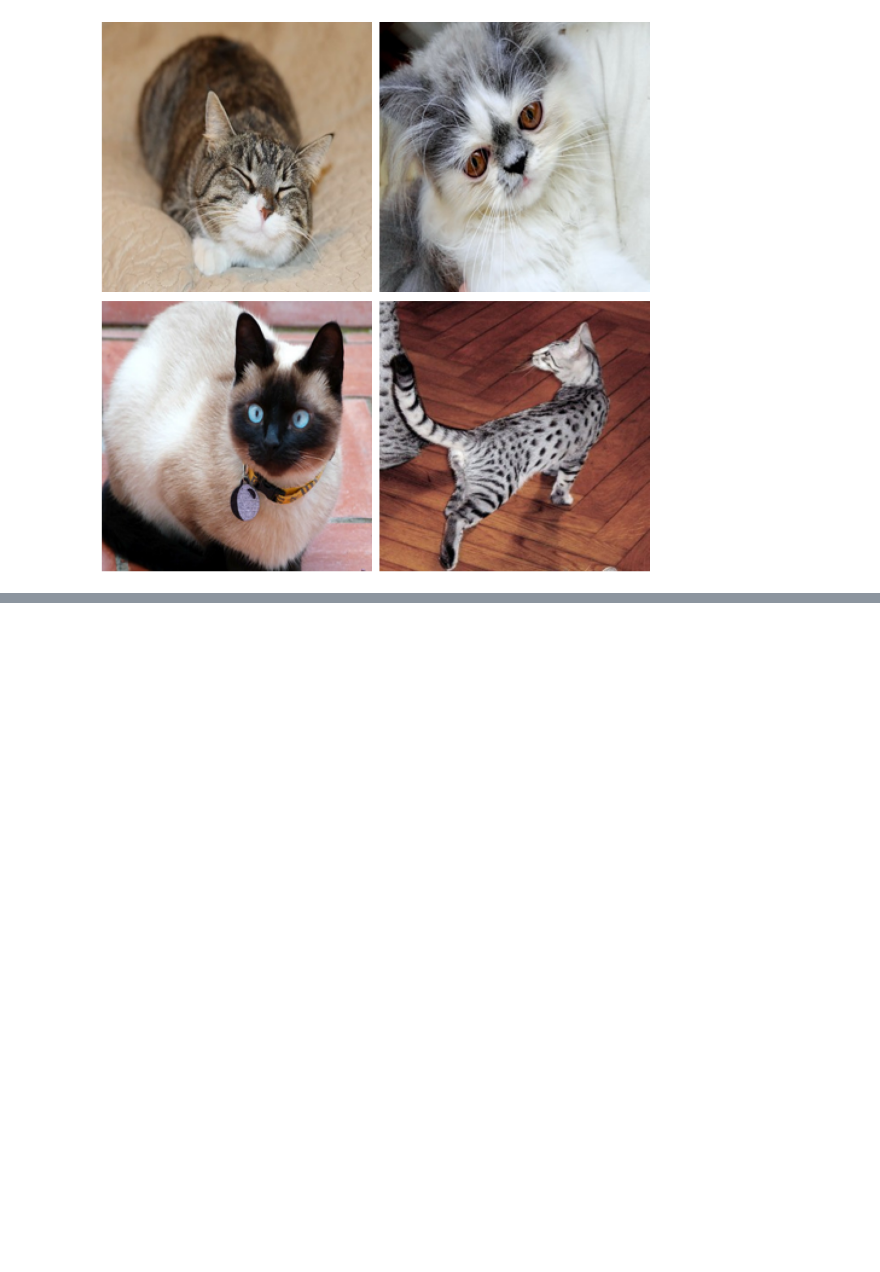
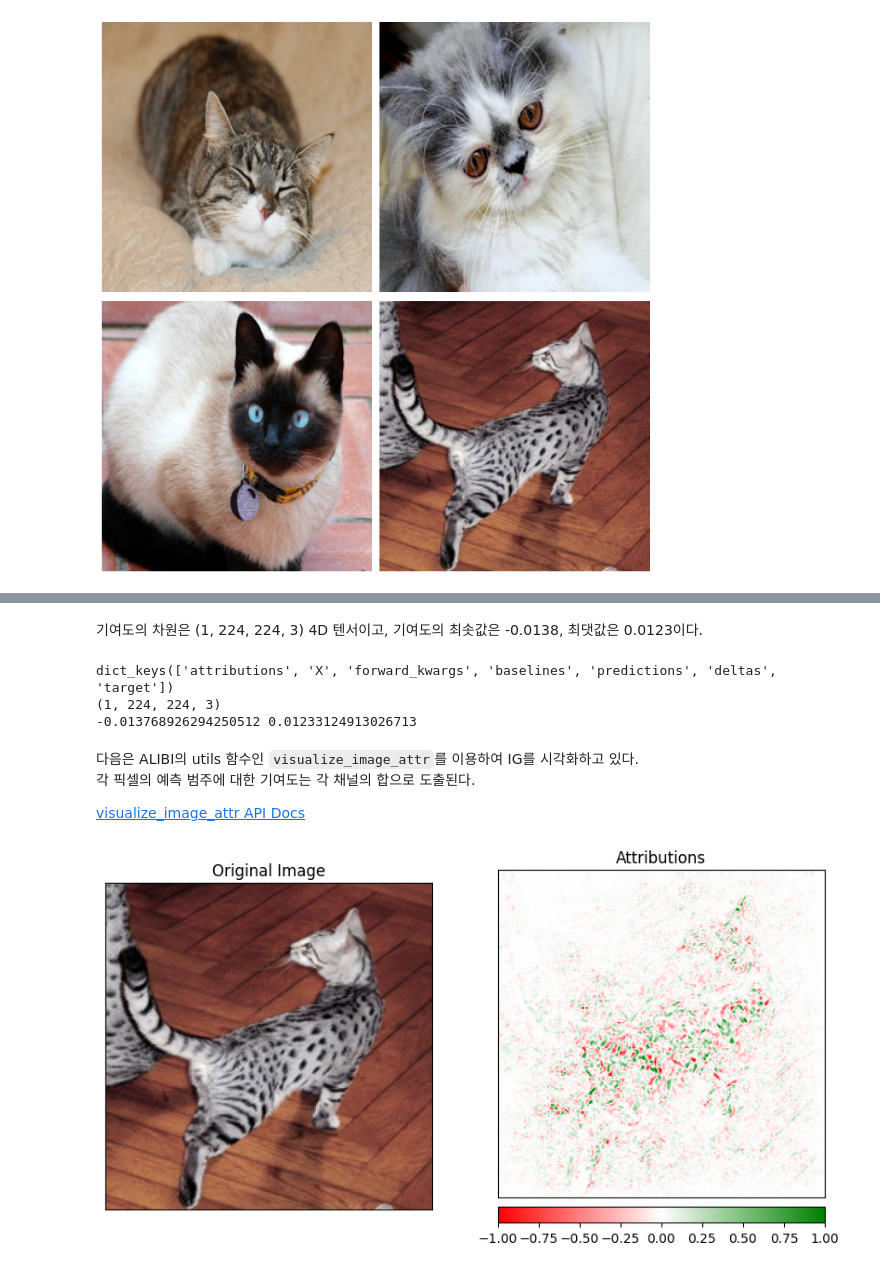
Before and after one commit to csw0625/Explainable_AI, a Jupyter notebook: Ch07.Integrated_Gradients.ipynb, the cells around one changed output, grey strips where cells are left out. Saved outputs shown, nothing was run; the diff lists cells and outputs as text; code cells hidden in the pictures; blank space fills up the shorter version.

```diff
--- a/Ch07.Integrated_Gradients.ipynb
+++ b/Ch07.Integrated_Gradients.ipynb
@@ -389,14 +389,8 @@ ImageNet 데이터셋에 대해 사전 학습된 ResNet50 모델을 선언하고
 # %%
-model = ResNet50(weights='imagenet')
+model = ResNet50V2(weights='imagenet')
 
-ig = IntegratedGradients(model)
+ig = IntegratedGradients(model, internal_batch_size=32)
 
 i = 3
 instance = data[i].reshape((1,) + image_shape)
 predictions = model.predict(instance).argmax(axis=1)
-explanation = ig.explain(instance, baselines=None, target=predictions)
-
-print(explanation.data.keys())
-attrs = explanation.attributions[0]
-print(attr.shape)
-print(attr.min(), attr.max())
@@ -402,0 +399,32 @@ print(attr.min(), attr.max())
+# %% [markdown]
+기여도의 차원은 (1, 224, 224, 3) 4D 텐서이고, 기여도의 최솟값은 -0.0138, 최댓값은 0.0123이다.
+# %%
+explanation = ig.explain(instance, baselines=None, target=predictions)
+
+print(explanation.data.keys())
+attrs = explanation.attributions[0]
+print(attrs.shape)
+print(attrs.min(), attrs.max())
+# %% [output]
+dict_keys(['attributions', 'X', 'forward_kwargs', 'baselines', 'predictions', 'deltas', 'target'])
+(1, 224, 224, 3)
+-0.013768926294250512 0.01233124913026713
+# %% [markdown]
+다음은 ALIBI의 utils 함수인 `visualize_image_attr`를 이용하여 IG를 시각화하고 있다.<br>
+각 픽셀의 예측 범주에 대한 기여도는 각 채널의 합으로 도출된다.
+
+<a href="https://docs.seldon.io/projects/alibi/en/latest/api/alibi.utils.html#alibi.utils.visualize_image_attr">
+visualize_image_attr API Docs
+</a>
+# %%
+fig, ax = plt.subplots(nrows=1, ncols=2, figsize=(10, 5))
+
+visualize_image_attr(attr=None, original_image=data[i], method='original_image',
+                     title='Original Image', plt_fig_axis=(fig, ax[0]), use_pyplot=False)
+
+visualize_image_attr(attr=attrs.squeeze(), original_image=data[i], method='heat_map',
+                     sign='all', show_colorbar=True,
+                     title='Attributions', plt_fig_axis=(fig, ax[1]), use_pyplot=True)
+plt.show()
+# %% [output]
+[figure, added]
```
Also changed, not shown: parts of 13 cells of this notebook.
